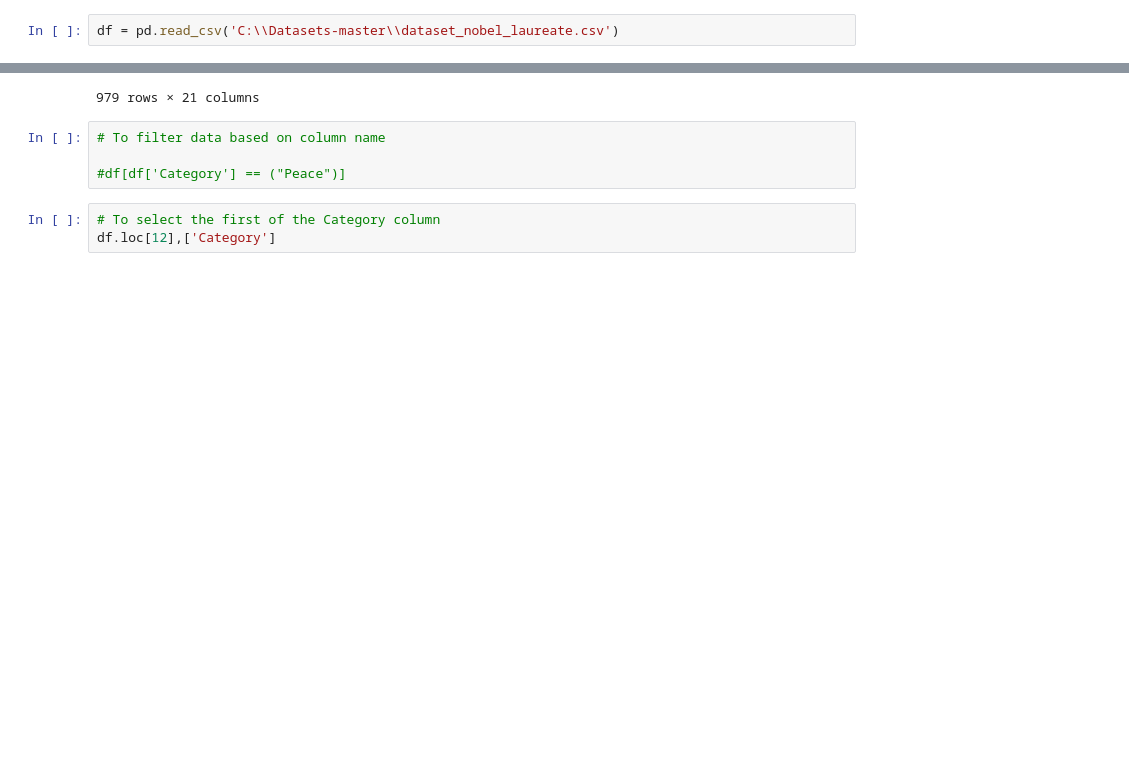
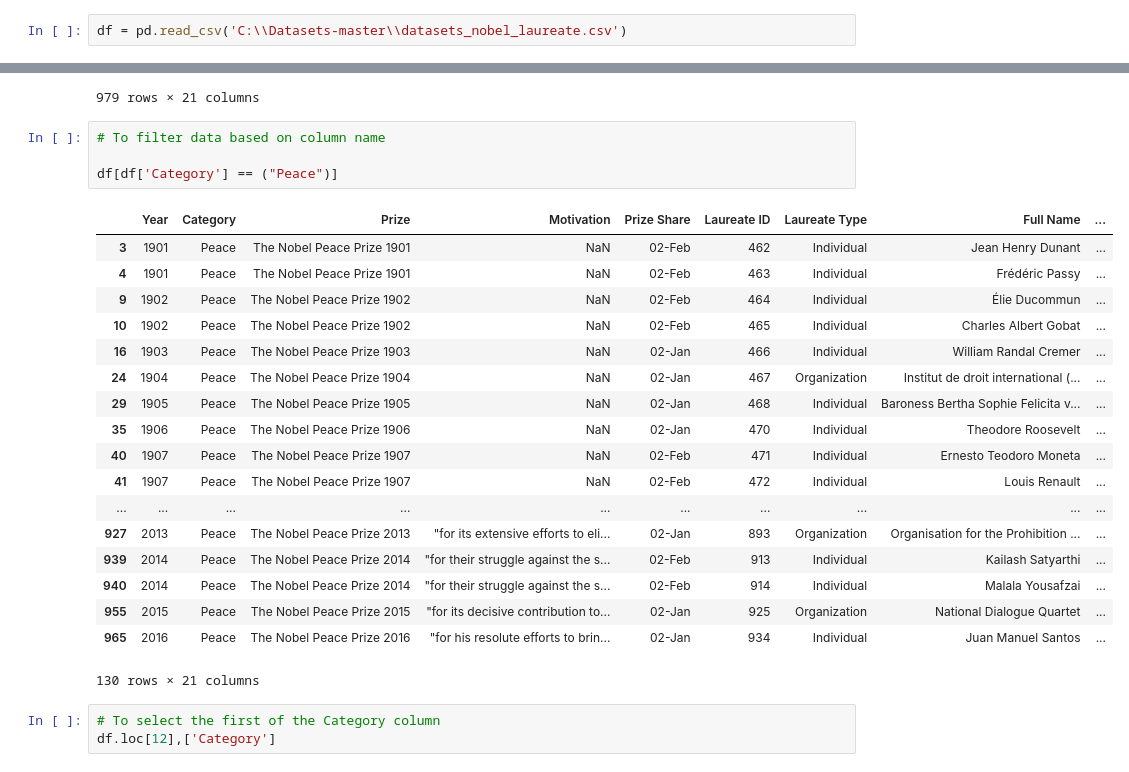
Before and after one commit to tyadav/EDA, a Jupyter notebook: medium_example.ipynb, the cells around one changed output, grey strips where cells are left out. Drawn from its saved outputs; the diff is of its cells as text; blank space fills up the shorter version.

```diff
--- a/medium_example.ipynb
+++ b/medium_example.ipynb
@@ -14,5 +7,5 @@ import pandas as pd
 # %%
-df = pd.read_csv('C:\\Datasets-master\\dataset_nobel_laureate.csv')
+df = pd.read_csv('C:\\Datasets-master\\datasets_nobel_laureate.csv')
 # %%
 # To get complete information about the data/dataframe
 df.info()
@@ -235,7 +335,26 @@ df.sort_values(by=['Category'], ascending = False)
 # %%
 # To filter data based on column name
 
-#df[df['Category'] == ("Peace")]
+df[df['Category'] == ("Peace")]
+# %% [output]
+|  | Year | Category | Prize | Motivation | Prize Share | Laureate ID | Laureate Type | Full Name | ... |
+| 3 | 1901 | Peace | The Nobel Peace Prize 1901 | NaN | 02-Feb | 462 | Individual | Jean Henry Dunant | ... |
+| 4 | 1901 | Peace | The Nobel Peace Prize 1901 | NaN | 02-Feb | 463 | Individual | Frédéric Passy | ... |
+| 9 | 1902 | Peace | The Nobel Peace Prize 1902 | NaN | 02-Feb | 464 | Individual | Élie Ducommun | ... |
+| 10 | 1902 | Peace | The Nobel Peace Prize 1902 | NaN | 02-Feb | 465 | Individual | Charles Albert Gobat | ... |
+| 16 | 1903 | Peace | The Nobel Peace Prize 1903 | NaN | 02-Jan | 466 | Individual | William Randal Cremer | ... |
+| 24 | 1904 | Peace | The Nobel Peace Prize 1904 | NaN | 02-Jan | 467 | Organization | Institut de droit international (... | ... |
+| 29 | 1905 | Peace | The Nobel Peace Prize 1905 | NaN | 02-Jan | 468 | Individual | Baroness Bertha Sophie Felicita v... | ... |
+| 35 | 1906 | Peace | The Nobel Peace Prize 1906 | NaN | 02-Jan | 470 | Individual | Theodore Roosevelt | ... |
+| 40 | 1907 | Peace | The Nobel Peace Prize 1907 | NaN | 02-Feb | 471 | Individual | Ernesto Teodoro Moneta | ... |
+| 41 | 1907 | Peace | The Nobel Peace Prize 1907 | NaN | 02-Feb | 472 | Individual | Louis Renault | ... |
+| ... | ... | ... | ... | ... | ... | ... | ... | ... | ... |
+| 927 | 2013 | Peace | The Nobel Peace Prize 2013 | "for its extensive efforts to eli... | 02-Jan | 893 | Organization | Organisation for the Prohibition ... | ... |
+| 939 | 2014 | Peace | The Nobel Peace Prize 2014 | "for their struggle against the s... | 02-Feb | 913 | Individual | Kailash Satyarthi | ... |
+| 940 | 2014 | Peace | The Nobel Peace Prize 2014 | "for their struggle against the s... | 02-Feb | 914 | Individual | Malala Yousafzai | ... |
+| 955 | 2015 | Peace | The Nobel Peace Prize 2015 | "for its decisive contribution to... | 02-Jan | 925 | Organization | National Dialogue Quartet | ... |
+| 965 | 2016 | Peace | The Nobel Peace Prize 2016 | "for his resolute efforts to brin... | 02-Jan | 934 | Individual | Juan Manuel Santos | ... |
+130 rows × 21 columns
 # %%
 # To select the first of the Category column
 df.loc[12],['Category']
```
Also changed, not shown: parts of 26 cells of this notebook.
